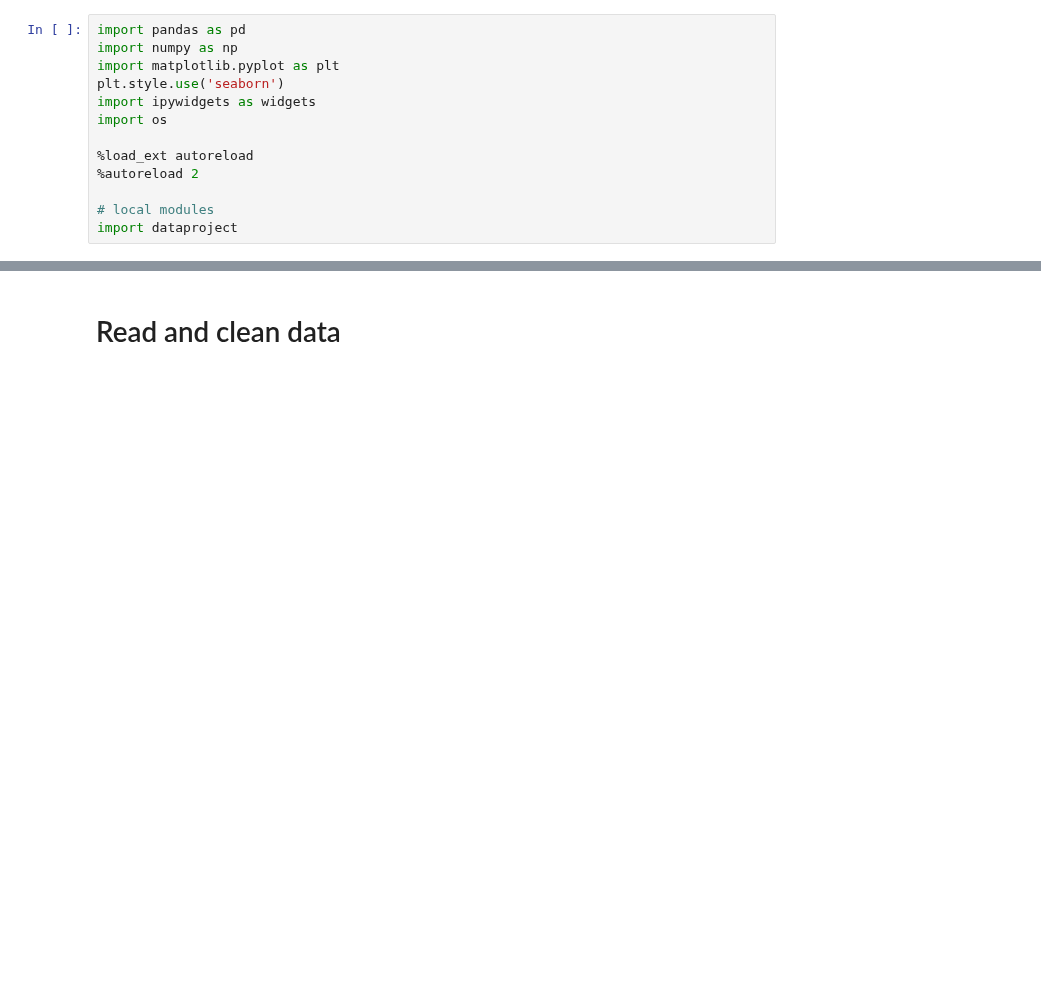
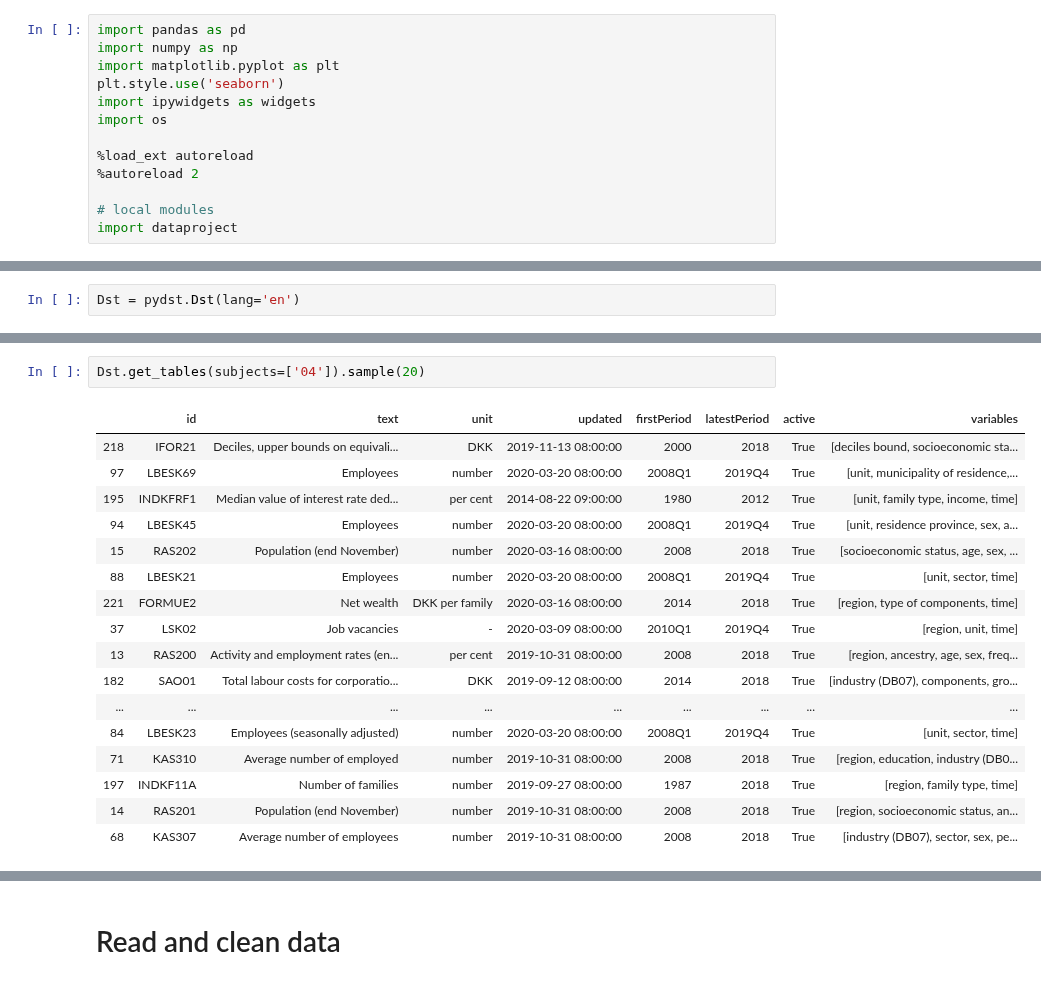
Before and after one commit to NumEconCopenhagen/projects-2020-jop, a Jupyter notebook: dataproject/dataproject.ipynb, the cells around one changed output, grey strips where cells are left out. Drawn from its saved outputs; the diff is of its cells as text; blank space fills up the shorter version.

```diff
--- a/dataproject/dataproject.ipynb
+++ b/dataproject/dataproject.ipynb
@@ -45,0 +50,2 @@ widgets.interact(plot_e,
+# %%
+Dst = pydst.Dst(lang='en')
@@ -45,0 +69,20 @@ widgets.interact(plot_e,
+# %%
+Dst.get_tables(subjects=['04']).sample(20)
+# %% [output]
+|  | id | text | unit | updated | firstPeriod | latestPeriod | active | variables |
+| 218 | IFOR21 | Deciles, upper bounds on equivali... | DKK | 2019-11-13 08:00:00 | 2000 | 2018 | True | [deciles bound, socioeconomic sta... |
+| 97 | LBESK69 | Employees | number | 2020-03-20 08:00:00 | 2008Q1 | 2019Q4 | True | [unit, municipality of residence,... |
+| 195 | INDKFRF1 | Median value of interest rate ded... | per cent | 2014-08-22 09:00:00 | 1980 | 2012 | True | [unit, family type, income, time] |
+| 94 | LBESK45 | Employees | number | 2020-03-20 08:00:00 | 2008Q1 | 2019Q4 | True | [unit, residence province, sex, a... |
+| 15 | RAS202 | Population (end November) | number | 2020-03-16 08:00:00 | 2008 | 2018 | True | [socioeconomic status, age, sex, ... |
+| 88 | LBESK21 | Employees | number | 2020-03-20 08:00:00 | 2008Q1 | 2019Q4 | True | [unit, sector, time] |
+| 221 | FORMUE2 | Net wealth | DKK per family | 2020-03-16 08:00:00 | 2014 | 2018 | True | [region, type of components, time] |
+| 37 | LSK02 | Job vacancies | - | 2020-03-09 08:00:00 | 2010Q1 | 2019Q4 | True | [region, unit, time] |
+| 13 | RAS200 | Activity and employment rates (en... | per cent | 2019-10-31 08:00:00 | 2008 | 2018 | True | [region, ancestry, age, sex, freq... |
+| 182 | SAO01 | Total labour costs for corporatio... | DKK | 2019-09-12 08:00:00 | 2014 | 2018 | True | [industry (DB07), components, gro... |
+| ... | ... | ... | ... | ... | ... | ... | ... | ... |
+| 84 | LBESK23 | Employees (seasonally adjusted) | number | 2020-03-20 08:00:00 | 2008Q1 | 2019Q4 | True | [unit, sector, time] |
+| 71 | KAS310 | Average number of employed | number | 2019-10-31 08:00:00 | 2008 | 2018 | True | [region, education, industry (DB0... |
+| 197 | INDKF11A | Number of families | number | 2019-09-27 08:00:00 | 1987 | 2018 | True | [region, family type, time] |
+| 14 | RAS201 | Population (end November) | number | 2019-10-31 08:00:00 | 2008 | 2018 | True | [region, socioeconomic status, an... |
+| 68 | KAS307 | Average number of employees | number | 2019-10-31 08:00:00 | 2008 | 2018 | True | [industry (DB07), sector, sex, pe... |
```
Also changed, not shown: parts of 9 cells of this notebook.
